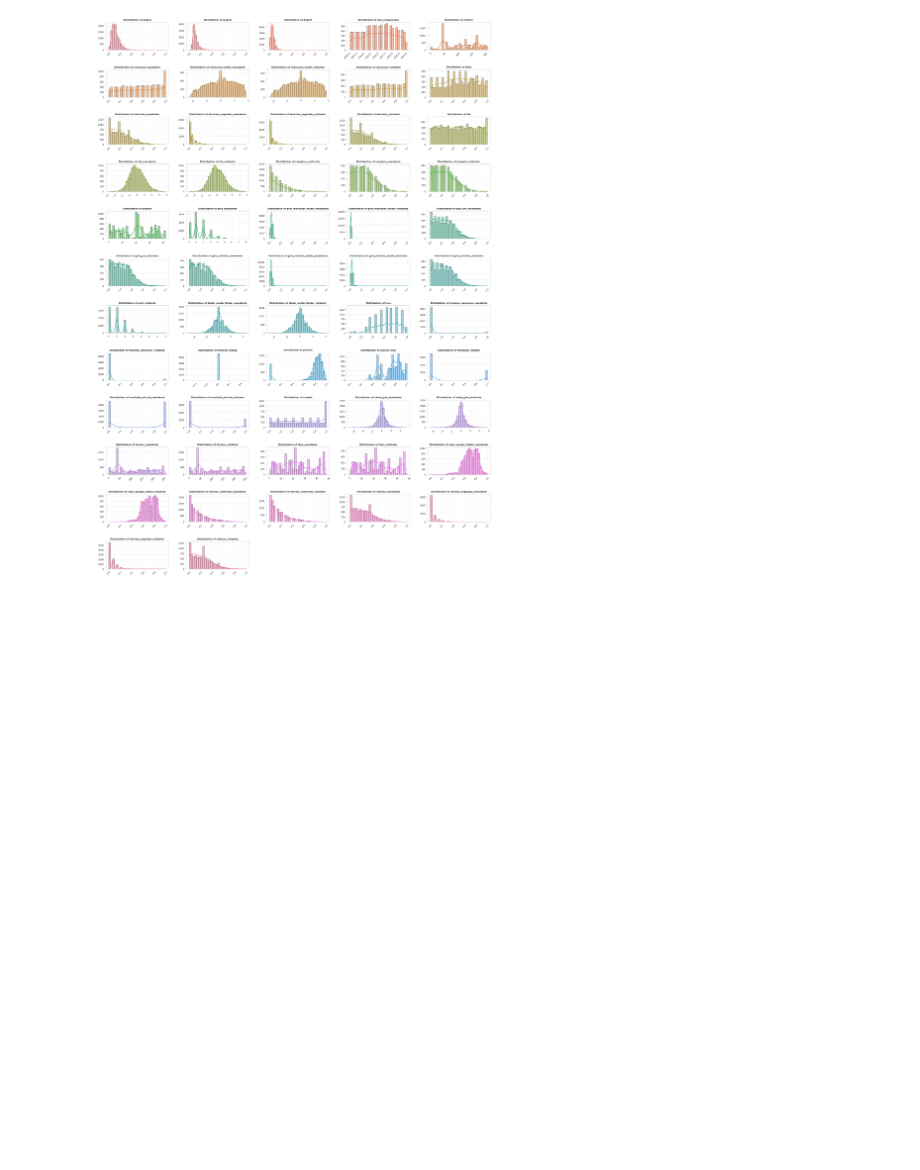
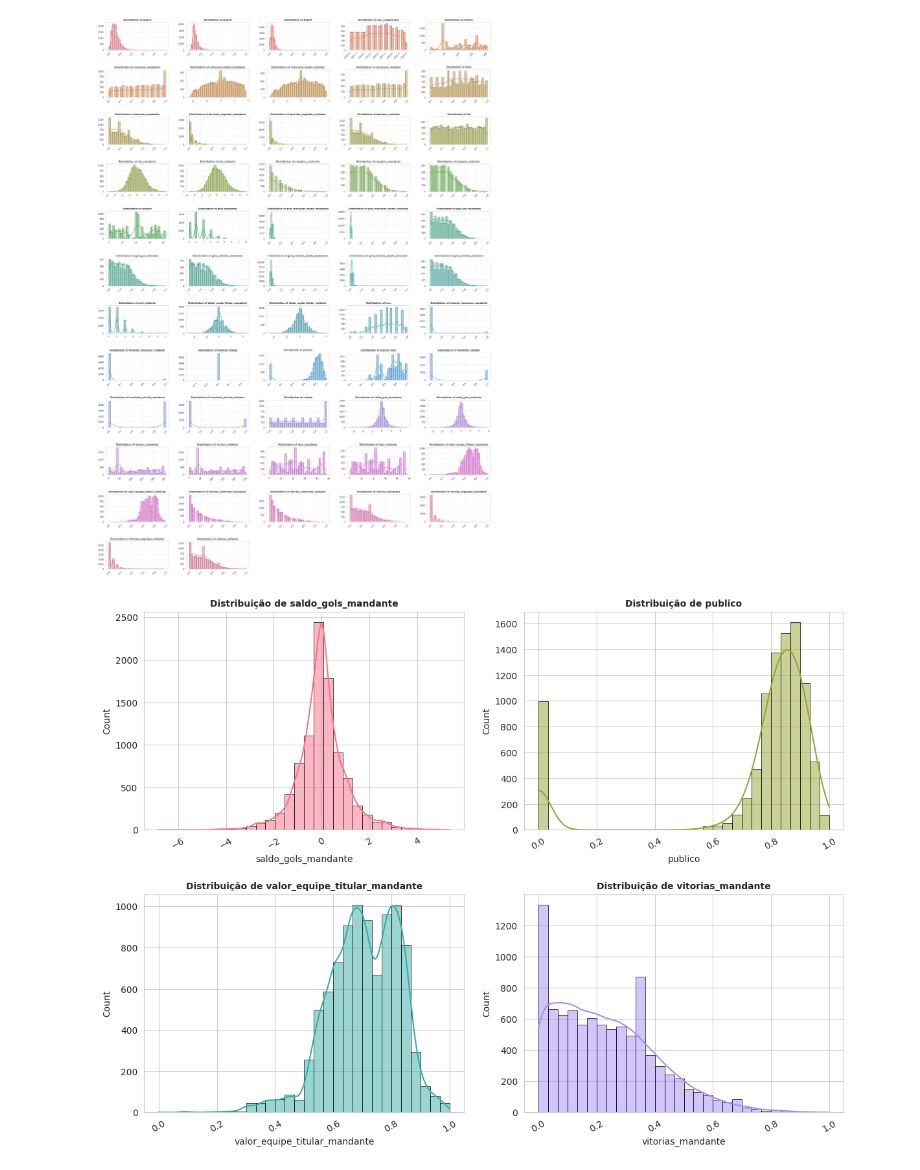
Before and after one commit to leandroassis/sportbet_model, a Jupyter notebook: data/feature_scale.ipynb, the cells around one changed output. Saved outputs shown, nothing was run; the diff lists cells and outputs as text; code cells hidden in the pictures; blank space fills up the shorter version.

```diff
--- a/data/feature_scale.ipynb
+++ b/data/feature_scale.ipynb
@@ -157,6 +157,27 @@ Scaling and transformations applied successfully.
 plot_distributions(dataset)
 # %% [output]
 [figure]
+# %%
+# Plot 4 distribuições em 2x2
+cols = ['saldo_gols_mandante', 'publico', 'valor_equipe_titular_mandante', 'vitorias_mandante']
+fig, axes = plt.subplots(2, 2, figsize=(12, 9))
+axes = axes.flatten()
+palette = sns.color_palette('husl', len(cols))
+
+for ax, col, color in zip(axes, cols, palette):
+    if col in dataset.columns:
+        sns.histplot(dataset[col].dropna(), kde=True, bins=30, ax=ax, color=color, edgecolor='black', linewidth=0.5)
+        ax.set_title(f'Distribuição de {col}', fontsize=10, fontweight='bold')
+        ax.tick_params(axis='x', rotation=30)
+    else:
+        ax.text(0.5, 0.5, f'Coluna "{col}" não encontrada', ha='center', va='center')
+        ax.set_axis_off()
+
+plt.tight_layout(pad=2.0)
+plt.savefig('four_distributions_2x2.png', dpi=300)
+plt.show()
+# %% [output]
+[figure, added]
 # %%
 dataset.to_csv('dataset_scaled.csv', index=False)
 
```
Also changed, not shown: parts of 1 cell of this notebook, 8 other files.
